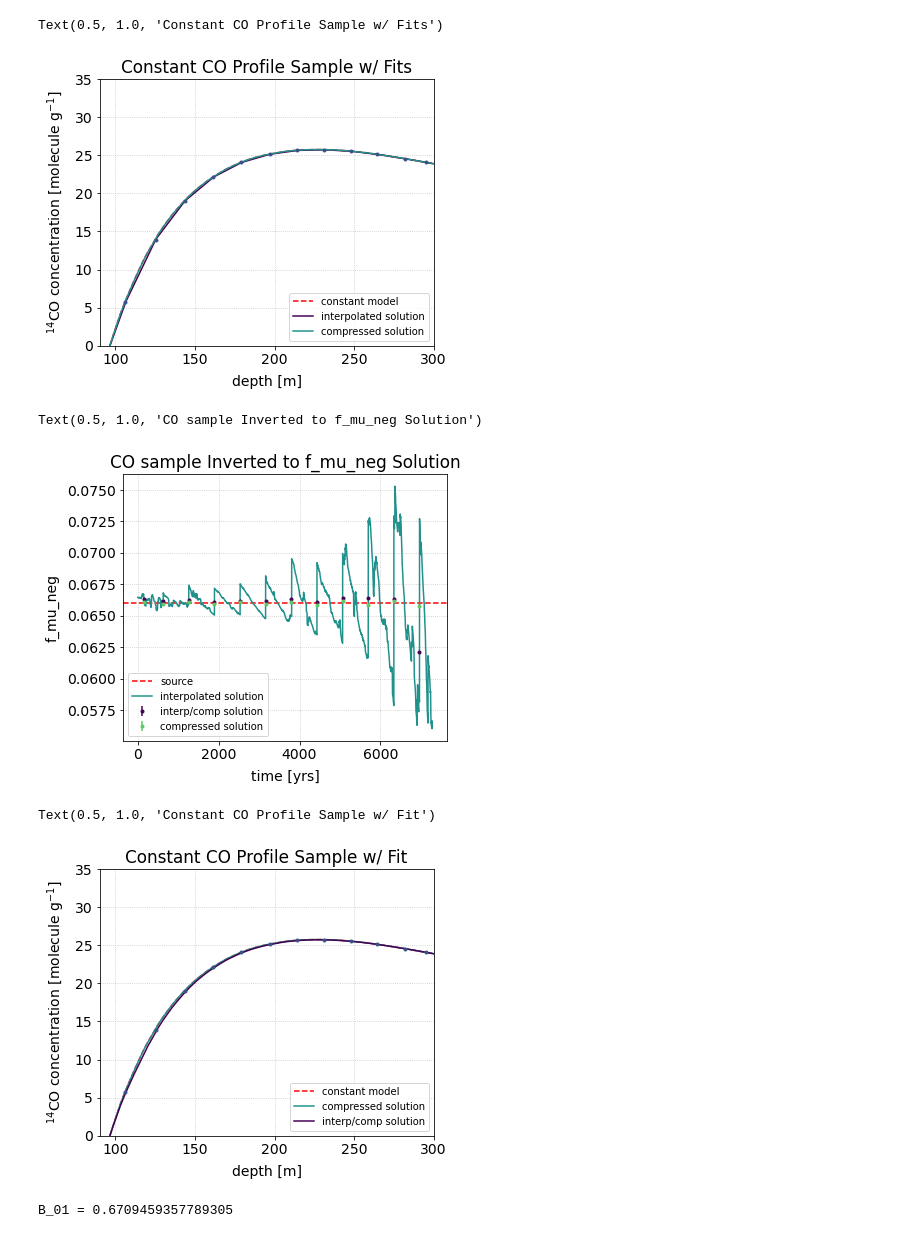
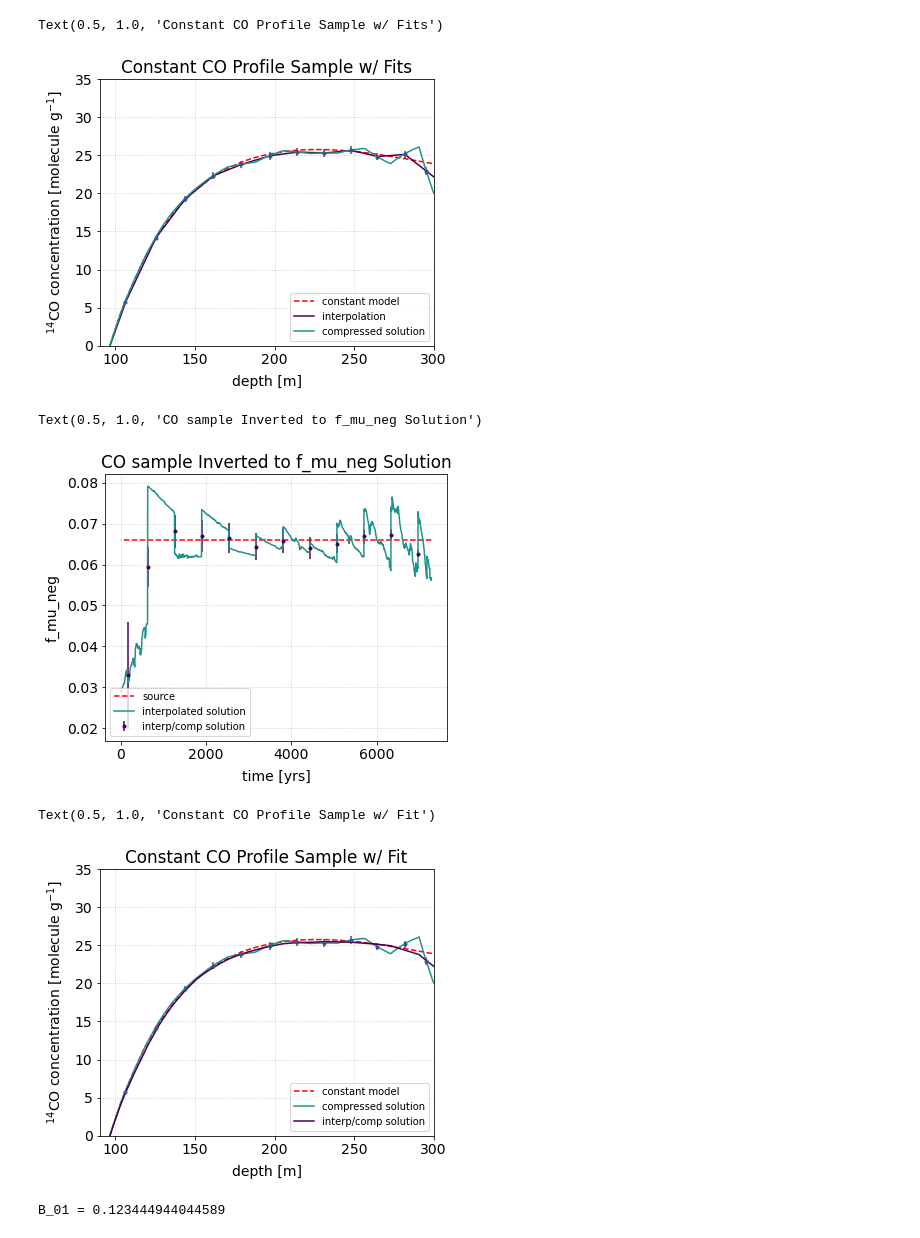
Before and after one commit to 14CO/Dome-C-Sensitivity, a Jupyter notebook: Inversion.ipynb, the cells around one changed output. Drawn from its saved outputs; the diff is of its cells as text; code cells hidden in the pictures.

```diff
--- a/Inversion.ipynb
+++ b/Inversion.ipynb
@@ -36,7 +42,7 @@ f_ratio = fmu_fast/fmu_neg
 # %%
 mu_neg_file, mu_fast_file = 'models/balco_14co_delta_neg_models.fits', 'models/balco_14co_delta_fast_models.fits'
 # %%
-inverter = SampleInverter()
+inverter = SampleInverter(f_ratio=f_ratio)
 
 z = inverter.z
 t = inverter.t
@@ -67,4 +73,14 @@ resolve = np.matmul(inverter.comp, np.matmul(inverter.G_inv, interp))
 # %%
 generator = COGenerator(mu_neg_file, mu_fast_file)
 # %%
-const_profile = generator.generate(rel_uncertainty=0.0)
+t_scale = (t-t[0])/(t[0]-t[-1])
+
+#amp = 1-0.5*t_scale
+#amp = 1-0.1*np.sin(np.pi*t_scale)
+amp = np.ones(len(t))
+
+f_neg = fmu_neg*amp
+f_fast = fmu_fast*amp
+
+plt.plot(t,f_neg)
+plt.axhline(fmu_neg, ls='--', c='red')
@@ -71,3 +90,6 @@ const_profile = generator.generate(rel_uncertainty=0.0)
+# %%
+# we need to flip f_neg and f_fast because the profile generator doesn't expect time to be in reverse order.
+const_profile = generator.generate(f_neg = np.flip(f_neg), f_fast = np.flip(f_fast), rel_uncertainty=0.02)
 # %%
 z_samp2, CO_samp, dCO_samp = const_profile.sample_z()
 
@@ -126,8 +192,8 @@ CO_interp = np.matmul(interp, CO_samp)
 
 fig, ax = plt.subplots(1,1, figsize=(6,5), tight_layout=True)
 ax.plot(const_profile.z, const_profile.CO, 'r--', label='constant model')
-ax.plot(z[1:], CO_interp, label = 'interpolated solution')
-ax.plot(inverter.z[1:], CO_solve, c=colors[2], label = 'compressed solution')
+ax.plot(z[1:], CO_interp, label = 'interpolation')
+ax.plot(z[1:], CO_solve, c=colors[2], label = 'compressed solution')
 ax.errorbar(z_samp2, CO_samp, yerr=dCO_samp, fmt='.')
 ax.set(xlim=(90,300),
         xlabel='depth [m]',
@@ -137,24 +203,25 @@ ax.legend(loc='lower right', fontsize=10)
 plt.title('Constant CO Profile Sample w/ Fits')
 # %% [output]
 Text(0.5, 1.0, 'Constant CO Profile Sample w/ Fits')
-[figure, old version]
+[figure, new version]
 # %%
 f_supersolve = np.matmul(inverter.G_inv, CO_interp)
 f_resolve = np.matmul(inverter.comp, f_supersolve)
 df_resolve = np.sqrt(np.sum((resolve * dCO_samp)**2,axis=1))
 
 fig, ax = plt.subplots(1,1, figsize=(6,5), tight_layout=True)
-ax.axhline(0.066, ls='--', c='red', label='source')
+ax.plot(t, f_neg, ls='--', c='red', label='source')
+#ax.axhline(0.066, ls='--', c='red', label='source')
 ax.plot(t[1:], f_supersolve[1:], c=colors[2], label = 'interpolated solution')
 ax.errorbar(t_samp, f_resolve, yerr=df_resolve, fmt='.', label='interp/comp solution')
-ax.errorbar(t_samp, f_solve, yerr=df, c=colors[3], fmt='.', label='compressed solution')
+#ax.errorbar(t_samp, f_solve, yerr=df, c=colors[3], fmt='.', label='compressed solution')
 ax.set(xlabel='time [yrs]',
         ylabel='f_mu_neg')
 ax.legend(loc='lower left', fontsize=10)
 plt.title('CO sample Inverted to f_mu_neg Solution')
 # %% [output]
 Text(0.5, 1.0, 'CO sample Inverted to f_mu_neg Solution')
-[figure, old version]
+[figure, new version]
 # %%
 CO_resolve = np.matmul(inverter.G, np.matmul(inverter.model, f_resolve))
 
@@ -172,7 +239,7 @@ ax.legend(loc='lower right', fontsize=10)
 plt.title('Constant CO Profile Sample w/ Fit')
 # %% [output]
 Text(0.5, 1.0, 'Constant CO Profile Sample w/ Fit')
-[figure, old version]
+[figure, new version]
 # %%
 const_params = 0.066+np.zeros(12)
 
@@ -180,4 +247,4 @@ B = inverter.likelihood(f_resolve, CO_samp, dCO_samp) / inverter.likelihood(cons
 
 print('B_01 = {}'.format(B))
 # %% [output]
-B_01 = 0.6709459357789305
+B_01 = 0.123444944044589
```
Also changed, not shown: parts of 33 cells of this notebook, 12 other files.
